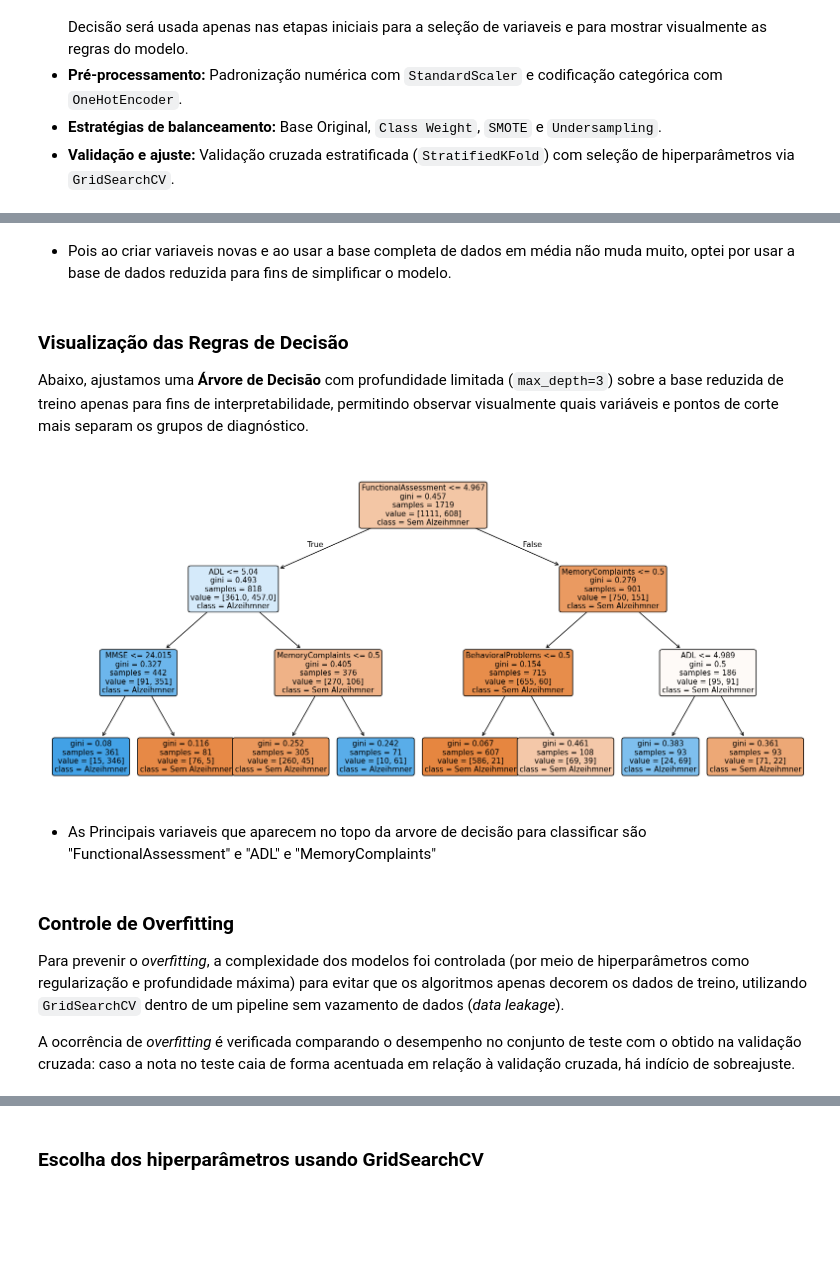
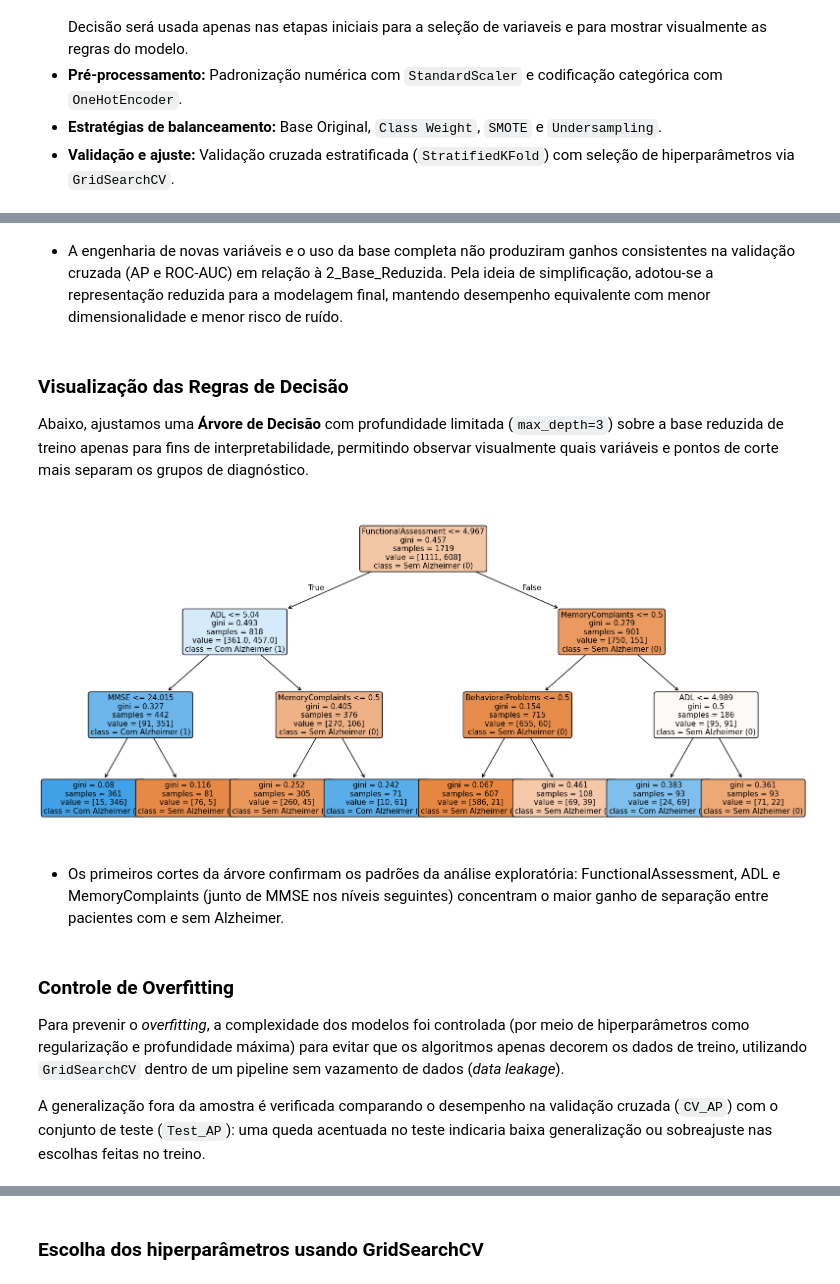
Before and after one commit to muriloferreira26032007-png/intro-data-science, a Jupyter notebook: projeto_final.ipynb, the cells around one changed output, grey strips where cells are left out. Cells and saved outputs as stored; diff of their text form; code cells hidden in the pictures; blank space fills up the shorter version.

```diff
--- a/projeto_final.ipynb
+++ b/projeto_final.ipynb
@@ -100,9 +92,6 @@ df[cols_to_float] = df[cols_to_float].astype(float)
 df=df.drop(columns=['DoctorInCharge','PatientID'])
 cols_int = df.select_dtypes(include='int64').columns.tolist()
 
-cols_to_float = ['Age', 'SystolicBP', 'DiastolicBP']
-df[cols_to_float] = df[cols_to_float].astype(float)
-
 
 for i in cols_int:
  print(df[i].value_counts())
@@ -336,7 +419,6 @@ X_train, X_test, y_train, y_test = train_test_split(
 print(f"Treino: {X_train.shape} | Taxa de Alzheimer = {y_train.mean()*100:.2f}%")
 print(f"Teste:  {X_test.shape} | Taxa de Alzheimer  = {y_test.mean()*100:.2f}%")
 
-# Diagnóstico de colinearidade (VIF) exclusivamente no TREINO
 # Diagnóstico de colinearidade (VIF) exclusivamente no TREINO
 def calcular_vif(df_num: pd.DataFrame) -> pd.DataFrame:
     vifs = []
@@ -373,17 +455,14 @@ print(f"Pares de colunas categóricas 100% idênticas: {duplicadas}")
 
 
 def preparar_representacao(df_in: pd.DataFrame, modo: str) -> pd.DataFrame:
-    '''Transformação determinística linha a linha (sem uso de estatísticas globais).'''
-    out = df_in.copy()
-
-    # Garante que identificadores/constantes não entrem no modelo caso ainda estejam no df
-    out = out.drop(columns=["PatientID", "DoctorInCharge"], errors="ignore")
+    """Transformação determinística linha a linha (sem uso de estatísticas globais)."""
+    out = df_in.copy().drop(columns=["PatientID", "DoctorInCharge"], errors="ignore")
 
     if modo == "1_Base_Completa":
         return out
 
     if modo == "2_Base_Reduzida":
-        # Remove variáveis demográficas/clínicas de baixo sinal ou redundantes para testar um modelo mais enxuto
+        # Remove variáveis demográficas/clínicas de baixo sinal ou redundantes para um modelo mais enxuto
         cols_remover = ["Gender", "Ethnicity", "CholesterolTotal"]
         return out.drop(columns=cols_remover, errors="ignore")
 
@@ -425,7 +504,6 @@ def criar_preprocessador(df_exemplo: pd.DataFrame) -> ColumnTransformer:
         c for c in df_exemplo.columns
         if c not in cat_c and df_exemplo[c].nunique() <= 2
     ]
-
 
     num_c = [c for c in df_exemplo.columns if c not in cat_c and c not in bin_c]
 
@@ -477,8 +555,15 @@ ablation_df = pd.DataFrame(ablation_rows).sort_values(["Modelo", "CV_AP_Mean"],
 print("\nResultado em CV (5 folds) — Impacto de Remoção de Redundâncias e Engenharia:")
 display(ablation_df.round(4))
 
-# Seleção estritamente guiada pela média CV Average Precision no conjunto de treino (zero leakage)
-resumo_modos = ablation_df.groupby("Representacao")["CV_AP_Mean"].mean().sort_values(ascending=False)
-MODO_ESCOLHIDO = resumo_modos.index[0]
-print(f"\nRepresentação com maior Average Precision médio em CV: {MODO_ESCOLHIDO}")
+resumo_modos = (
+    ablation_df.groupby("Representacao")[["CV_AP_Mean", "CV_ROC_AUC_Mean"]]
+    .mean()
+    .sort_values("CV_AP_Mean", ascending=False)
+)
+print("\nMédia geral por representação (CV treino):")
+display(resumo_modos.round(4))
+
+# Escolha explícita pela parcimônia (desempenho equivalente ao das demais representações com menor complexidade)
+MODO_ESCOLHIDO = "2_Base_Reduzida"
+print(f"\nRepresentação selecionada para a modelagem final: {MODO_ESCOLHIDO}")
 # %% [output]
@@ -523,38 +614,34 @@ Representação com maior Average Precision médio em CV: 2_Base_Reduzida
-# %% [markdown]
-* Pois ao criar variaveis novas e ao usar a base completa de dados em média não muda muito, optei por usar a base de dados reduzida para fins de simplificar o modelo.
+# %% [markdown]
+* A engenharia de novas variáveis e o uso da base completa não produziram ganhos consistentes na validação cruzada (AP e ROC-AUC) em relação à 2_Base_Reduzida. Pela ideia de simplificação, adotou-se a representação reduzida para a modelagem final, mantendo desempenho equivalente com menor dimensionalidade e menor risco de ruído.
 # %% [markdown]
 ### Visualização das Regras de Decisão
 
 Abaixo, ajustamos uma **Árvore de Decisão** com profundidade limitada (`max_depth=3`) sobre a base reduzida de treino apenas para fins de interpretabilidade, permitindo observar visualmente quais variáveis e pontos de corte mais separam os grupos de diagnóstico.
 # %%
-MODO_ESCOLHIDO="2_Base_Reduzida"
 
 from sklearn.tree import plot_tree
 
 X_plot = preparar_representacao(X_train, "2_Base_Reduzida")
-prep_plot = criar_preprocessador(X_plot)
-X_plot_t = prep_plot.fit_transform(X_plot)
-
 
 
 dt_real = DecisionTreeClassifier(max_depth=3, min_samples_leaf=10, random_state=RANDOM_STATE)
 dt_real.fit(X_plot, y_train)
 
 plt.figure(figsize=(18, 8))
 plot_tree(
     dt_real,
     feature_names=X_plot.columns,
     class_names=["Sem Alzheimer (0)", "Com Alzheimer (1)"],
     filled=True, rounded=True, fontsize=10
 )
 plt.show()
 # %% [output]
-[figure, old version]
+[figure, new version]
-# %% [markdown]
-* As Principais variaveis que aparecem no topo da  arvore de decisão para classificar são "FunctionalAssessment" e  "ADL" e "MemoryComplaints"
+# %% [markdown]
+* Os primeiros cortes da árvore confirmam os padrões da análise exploratória: FunctionalAssessment, ADL e MemoryComplaints (junto de MMSE nos níveis seguintes) concentram o maior ganho de separação entre pacientes com e sem Alzheimer.
 # %% [markdown]
 ### Controle de Overfitting
 
 Para prevenir o *overfitting*, a complexidade dos modelos foi controlada (por meio de hiperparâmetros como regularização e profundidade máxima) para evitar que os algoritmos apenas decorem os dados de treino, utilizando `GridSearchCV` dentro de um pipeline sem vazamento de dados (*data leakage*).
 
-A ocorrência de *overfitting* é verificada comparando o desempenho no conjunto de teste com o obtido na validação cruzada: caso a nota no teste caia de forma acentuada em relação à validação cruzada, há indício de sobreajuste.
+A generalização fora da amostra é verificada comparando o desempenho na validação cruzada (`CV_AP`) com o conjunto de teste (`Test_AP`): uma queda acentuada no teste indicaria baixa generalização ou sobreajuste nas escolhas feitas no treino.
```
Also changed, not shown: parts of 28 cells of this notebook.
